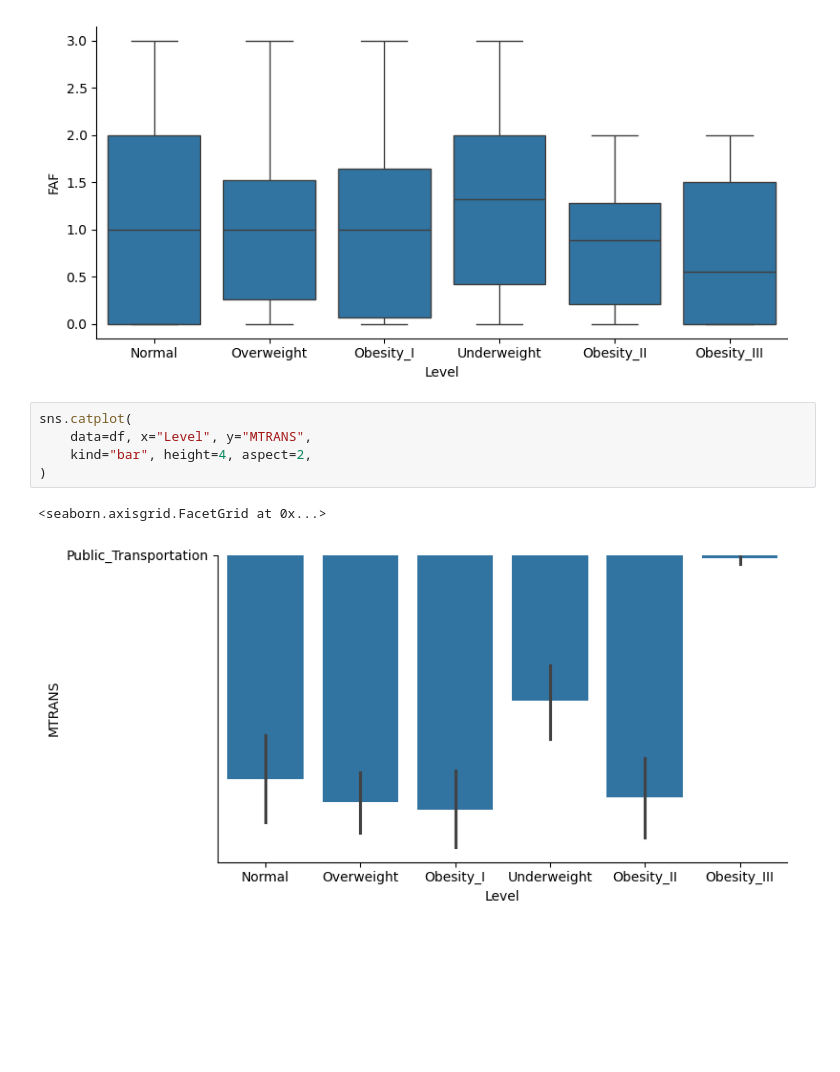
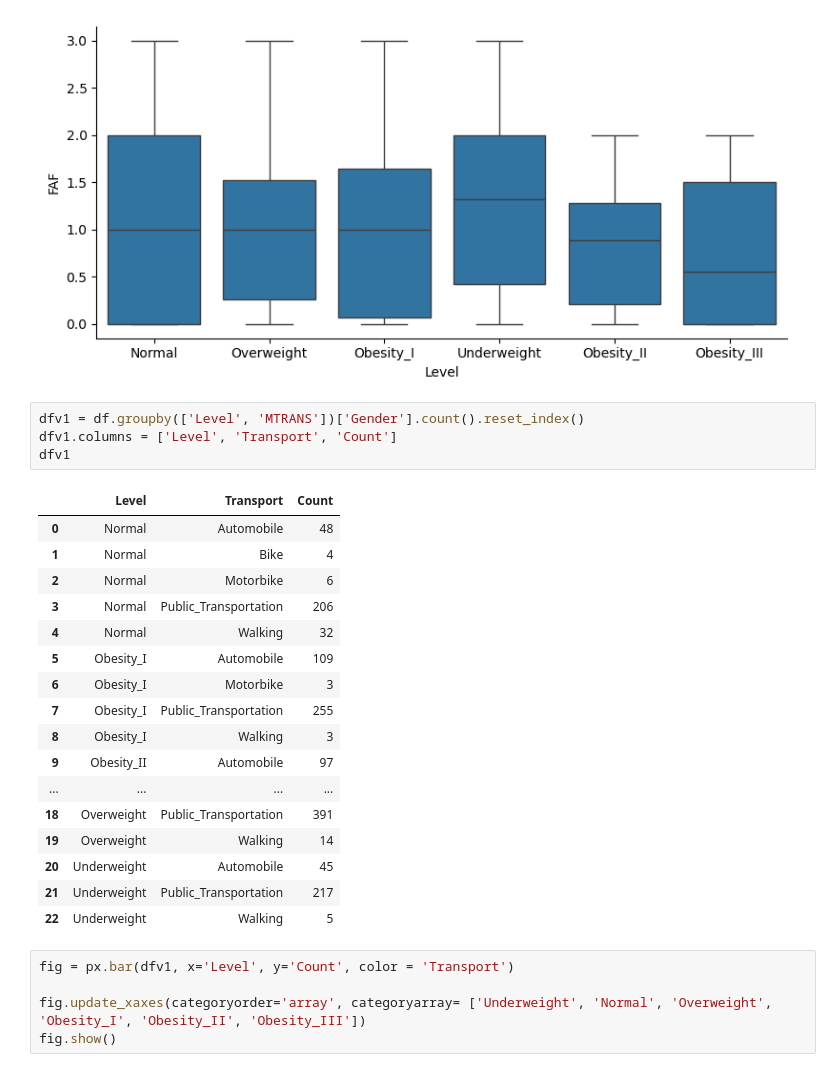
Before and after one commit to shekharbiswas/Obesity, a Jupyter notebook: Visuals.ipynb, the cells around one changed output. Drawn from its saved outputs; the diff is of its cells as text; blank space fills up the shorter version.

```diff
--- a/Visuals.ipynb
+++ b/Visuals.ipynb
@@ -41,11 +41,30 @@ sns.catplot(
 # %% [output]
 <seaborn.axisgrid.FacetGrid at 0x...>
 [figure]
-# %%
-sns.catplot(
-    data=df, x="Level", y="MTRANS",
-    kind="bar", height=4, aspect=2,
-)
-# %% [output]
-<seaborn.axisgrid.FacetGrid at 0x...>
-[figure, removed]
+# %%
+dfv1 = df.groupby(['Level', 'MTRANS'])['Gender'].count().reset_index()
+dfv1.columns = ['Level', 'Transport', 'Count']
+dfv1
+# %% [output]
+|  | Level | Transport | Count |
+| 0 | Normal | Automobile | 48 |
+| 1 | Normal | Bike | 4 |
+| 2 | Normal | Motorbike | 6 |
+| 3 | Normal | Public_Transportation | 206 |
+| 4 | Normal | Walking | 32 |
+| 5 | Obesity_I | Automobile | 109 |
+| 6 | Obesity_I | Motorbike | 3 |
+| 7 | Obesity_I | Public_Transportation | 255 |
+| 8 | Obesity_I | Walking | 3 |
+| 9 | Obesity_II | Automobile | 97 |
+| ... | ... | ... | ... |
+| 18 | Overweight | Public_Transportation | 391 |
+| 19 | Overweight | Walking | 14 |
+| 20 | Underweight | Automobile | 45 |
+| 21 | Underweight | Public_Transportation | 217 |
+| 22 | Underweight | Walking | 5 |
+# %%
+fig = px.bar(dfv1, x='Level', y='Count', color = 'Transport')
+
+fig.update_xaxes(categoryorder='array', categoryarray= ['Underweight', 'Normal', 'Overweight', 'Obesity_I', 'Obesity_II', 'Obesity_III'])
+fig.show()
```
Also changed, not shown: parts of 2 cells of this notebook.
